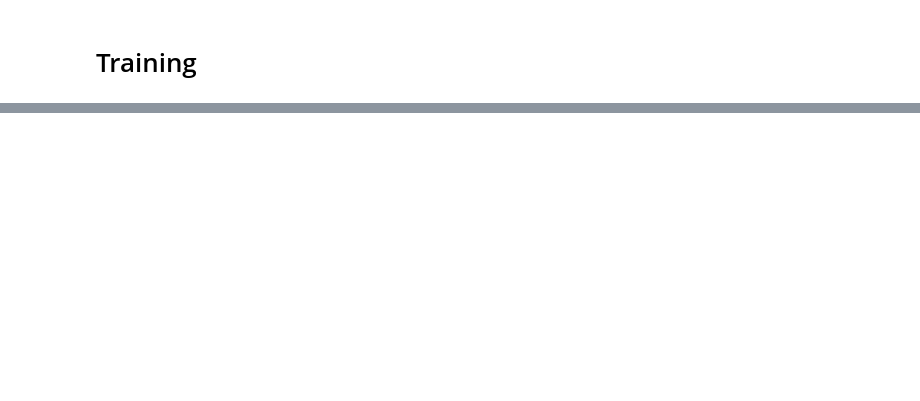
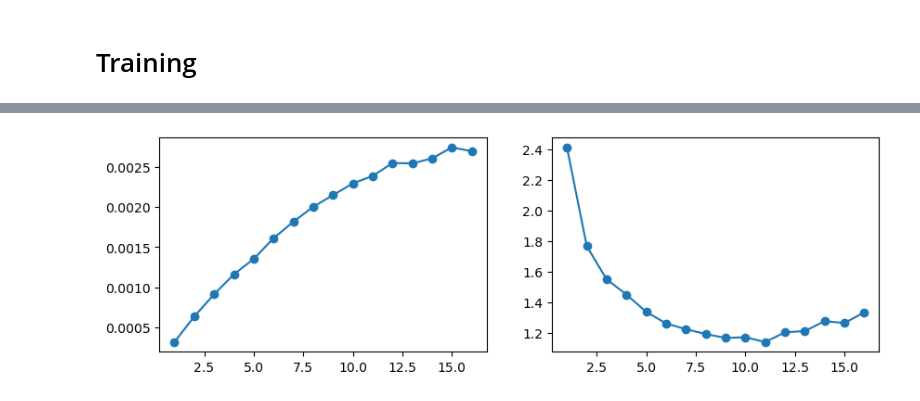
Before and after one commit to MrShumnov/music-style-performer, a Jupyter notebook: src/discriminator/ocgan.ipynb, the cells around one changed output, grey strips where cells are left out. Saved outputs shown, nothing was run; the diff lists cells and outputs as text; code cells hidden in the pictures; blank space fills up the shorter version.

```diff
--- a/src/discriminator/ocgan.ipynb
+++ b/src/discriminator/ocgan.ipynb
@@ -341,0 +496,24 @@ KeyboardInterrupt:
+# %%
+groups = validate()
+
+x = list(range(1, NOTES_QTY + 1))
+y_mean = []
+y_var = []
+
+for i in range(NOTES_QTY):
+    diff = groups[i][1] - groups[i][0]
+
+    m = np.mean(diff)
+    var = np.std(diff) / m
+
+    y_mean.append(m)
+    y_var.append(var)
+
+fig, axs = plt.subplots(1, 2, figsize=(10, 3))
+
+axs[0].plot(x, y_mean, 'o-')
+axs[1].plot(x, y_var, 'o-')
+
+plt.show()
+# %% [output]
+[figure, added]
```
Also changed, not shown: parts of 30 cells of this notebook, 3 other files.
